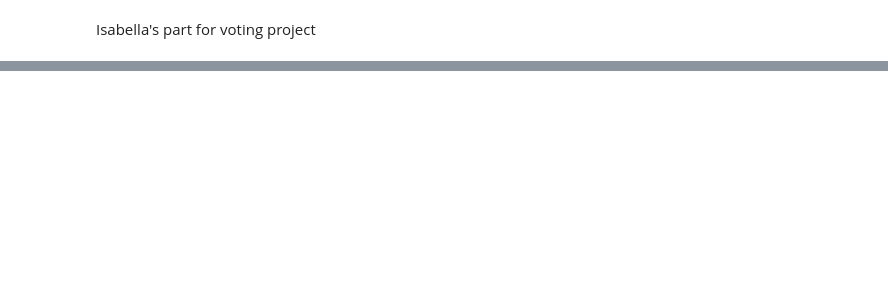
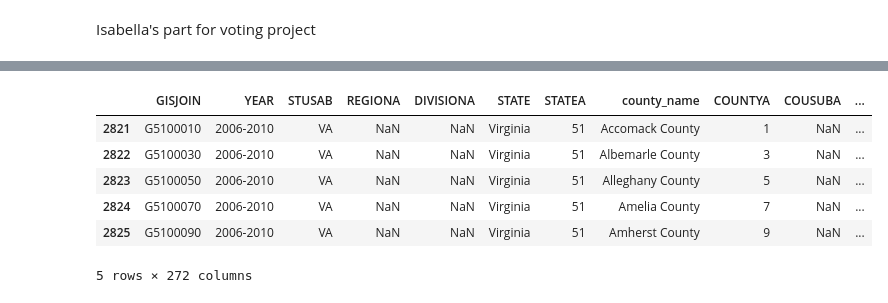
Before and after one commit to Catherine-Nguyen88/project_voting, a Jupyter notebook: Voting_Isabella's_Part.ipynb, the cells around one changed output, grey strips where cells are left out. Cells and saved outputs as stored; diff of their text form; code cells hidden in the pictures; blank space fills up the shorter version.

```diff
--- a/Voting_Isabella's_Part.ipynb
+++ b/Voting_Isabella's_Part.ipynb
@@ -46,0 +125,13 @@ df
+# %%
+# i think the easiest option for our analysis so we have matched X (demographics) and Y (party) would be to add the demographics columns that we need to voting_df
+# create merged dataframe
+dem_VA = dem_VA.rename(columns={'COUNTY':'county_name'})
+dem_VA.head()
+# %% [output]
+|  | GISJOIN | YEAR | STUSAB | REGIONA | DIVISIONA | STATE | STATEA | county_name | COUNTYA | COUSUBA | ... |
+| 2821 | G5100010 | 2006-2010 | VA | NaN | NaN | Virginia | 51 | Accomack County | 1 | NaN | ... |
+| 2822 | G5100030 | 2006-2010 | VA | NaN | NaN | Virginia | 51 | Albemarle County | 3 | NaN | ... |
+| 2823 | G5100050 | 2006-2010 | VA | NaN | NaN | Virginia | 51 | Alleghany County | 5 | NaN | ... |
+| 2824 | G5100070 | 2006-2010 | VA | NaN | NaN | Virginia | 51 | Amelia County | 7 | NaN | ... |
+| 2825 | G5100090 | 2006-2010 | VA | NaN | NaN | Virginia | 51 | Amherst County | 9 | NaN | ... |
+5 rows × 272 columns
```
Also changed, not shown: parts of 12 cells of this notebook.
